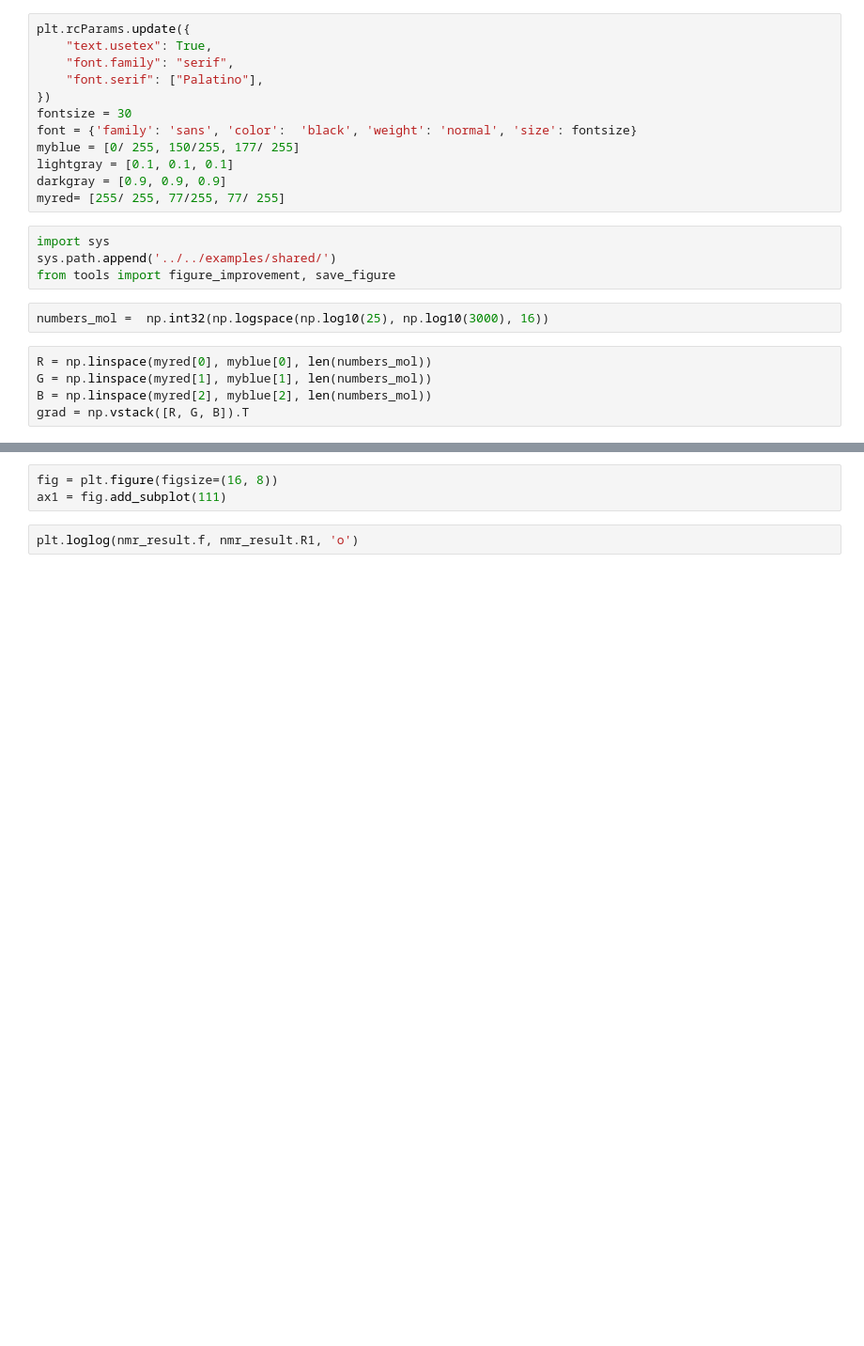
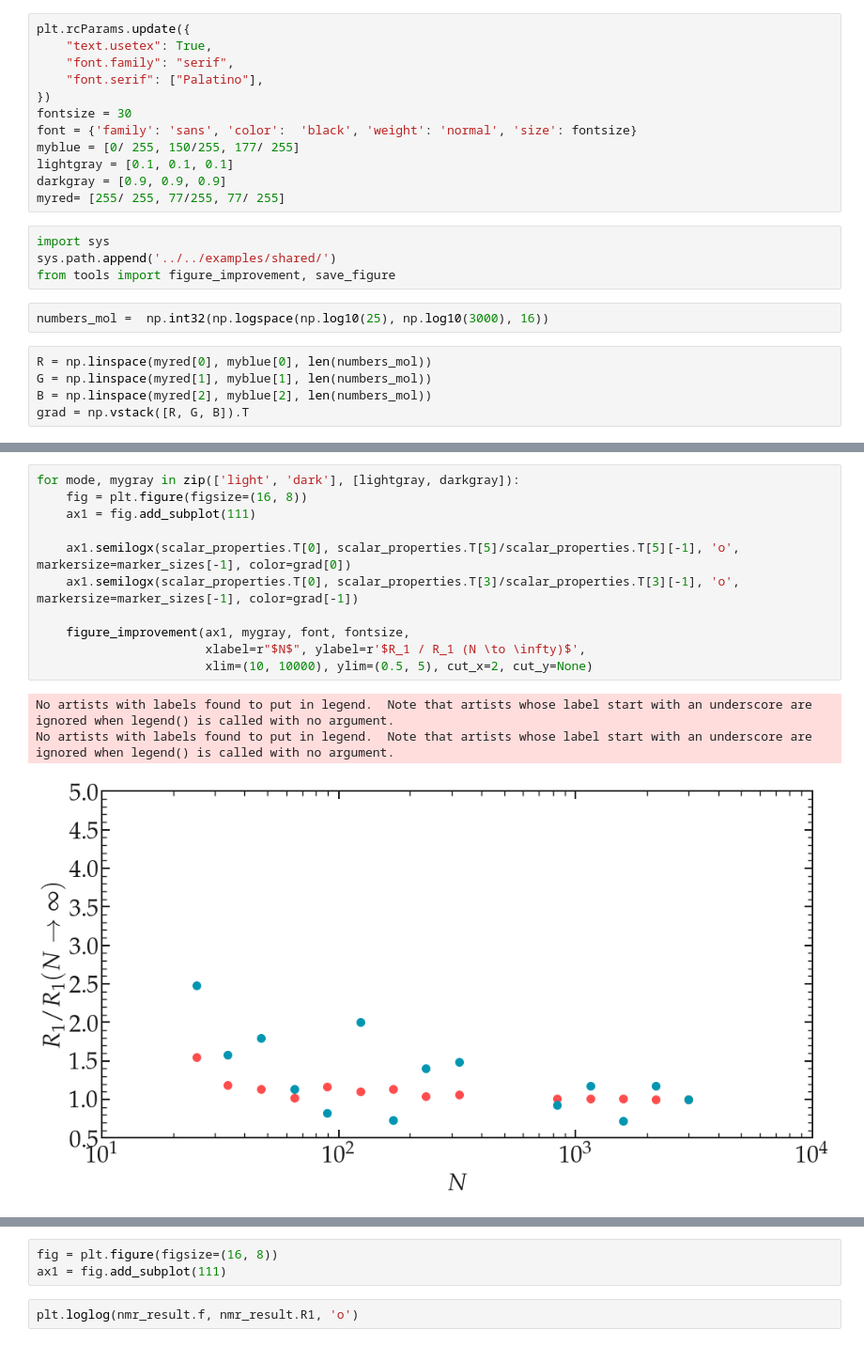
Before and after one commit to simongravelle/nmrformd, a Jupyter notebook: data/varying-box-size/size-effect-evaluation.ipynb, the cells around one changed output, grey strips where cells are left out. Shown at 94% size. Drawn from its saved outputs; the diff is of its cells as text; blank space fills up the shorter version.

```diff
--- a/data/varying-box-size/size-effect-evaluation.ipynb
+++ b/data/varying-box-size/size-effect-evaluation.ipynb
@@ -98,0 +154,15 @@ Note : number_i is larger than the number of atoms in group target i
+# %%
+for mode, mygray in zip(['light', 'dark'], [lightgray, darkgray]):
+    fig = plt.figure(figsize=(16, 8))
+    ax1 = fig.add_subplot(111)
+
+    ax1.semilogx(scalar_properties.T[0], scalar_properties.T[5]/scalar_properties.T[5][-1], 'o', markersize=marker_sizes[-1], color=grad[0])
+    ax1.semilogx(scalar_properties.T[0], scalar_properties.T[3]/scalar_properties.T[3][-1], 'o', markersize=marker_sizes[-1], color=grad[-1])
+
+    figure_improvement(ax1, mygray, font, fontsize,
+                       xlabel=r"$N$", ylabel=r'$R_1 / R_1 (N \to \infty)$',
+                       xlim=(10, 10000), ylim=(0.5, 5), cut_x=2, cut_y=None)
+# %% [output]
+No artists with labels found to put in legend.  Note that artists whose label start with an underscore are ignored when legend() is called with no argument.
+No artists with labels found to put in legend.  Note that artists whose label start with an underscore are ignored when legend() is called with no argument.
+[figure, added]
```
Also changed, not shown: parts of 13 cells of this notebook, 6 other files.
